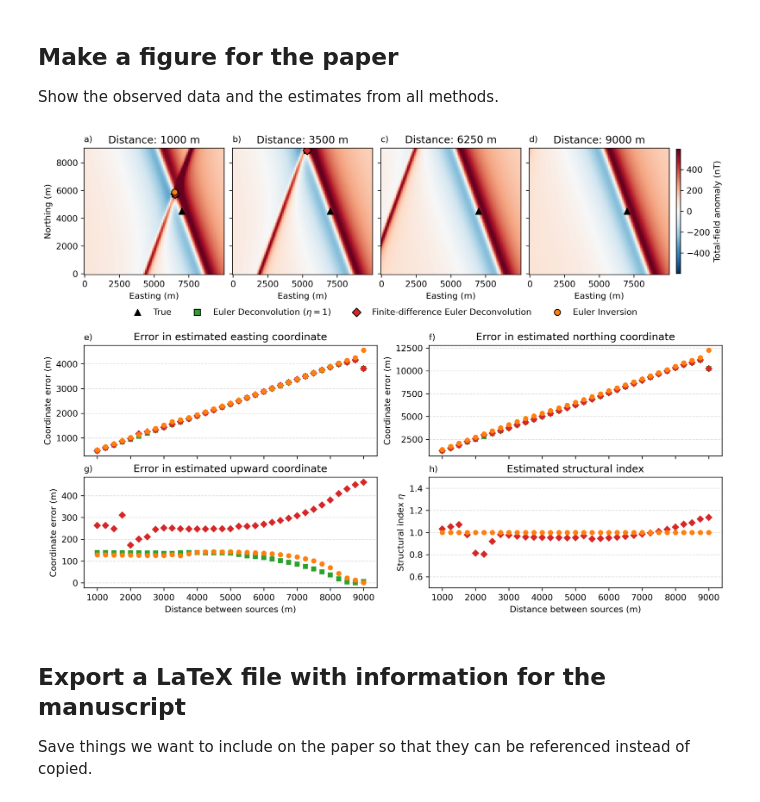
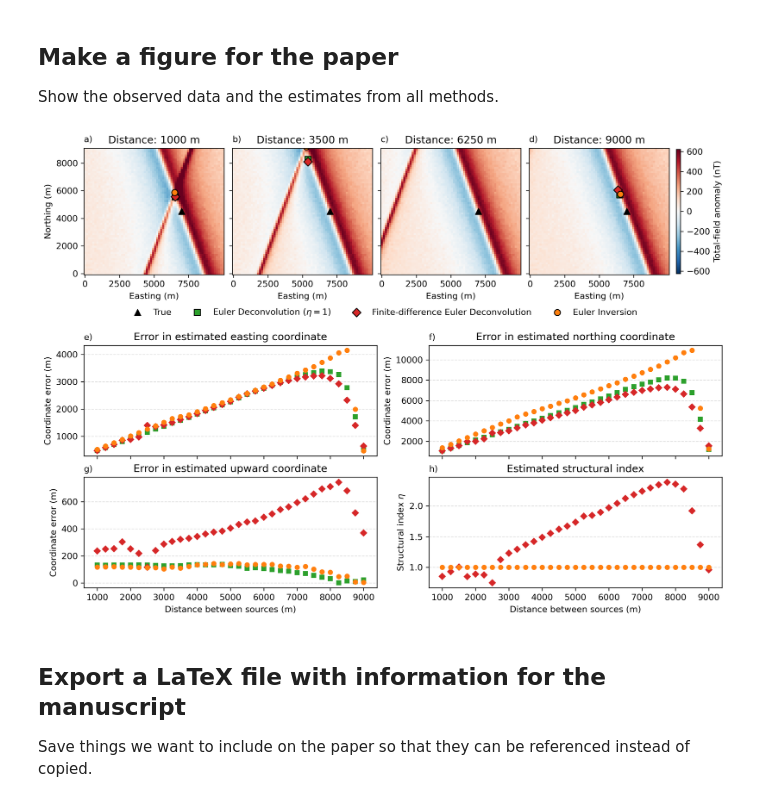
Before and after one commit to compgeolab/euler-inversion, a Jupyter notebook: code/synthetic-interfering-sources-dykes.ipynb, the cells around one changed output. Saved outputs shown, nothing was run; the diff lists cells and outputs as text; code cells hidden in the pictures.

```diff
--- a/code/synthetic-interfering-sources-dykes.ipynb
+++ b/code/synthetic-interfering-sources-dykes.ipynb
@@ -21,7 +21,7 @@ Make a model from a thin dyke and add a base level. We won't use noise in this e
 # %%
 region = [0, 10e3, 0, 9e3]
 height = 400
-spacing = 100
+spacing = 150
 coordinates = vd.grid_coordinates(region, spacing=spacing, extra_coords=height)
 intensity, inclination, declination = 20, -30, 20
 main_field = hm.magnetic_angles_to_vec(1, inclination, declination)
@@ -48,6 +48,8 @@ magnetic_anomaly = sum(b * f for b, f in zip(magnetic_field, main_field))
 base_level = 100  # nT
 magnetic_anomaly += base_level
 
+magnetic_anomaly += np.random.default_rng(42).normal(0, 10, magnetic_anomaly.shape)
+
 print(f"Number of data: {magnetic_anomaly.size}")
 
 fig, ax = plt.subplots(1, 1, figsize=(6, 3.5), layout="constrained")
@@ -270,35 +272,35 @@ for i, (ax, coord_name) in enumerate(zip(axes[:3], ["easting", "northing", "upwa
         markersize=marker_size,
     )
 
 ax = axes[3]
 ax.set_title("Estimated structural index")
 ax.set_ylabel("Structural index $\\eta$")
 ax.plot(
     source_distance,
     [e.structural_index_ for e in deconvfd],
     marker=marker_fd,
     color=color_fd,
     linestyle="",
     markersize=marker_size,
 )
 ax.plot(
     source_distance,
     [e.structural_index for e in inversion],
     marker=marker_ei,
     color=color_ei,
     linestyle="",
     markersize=marker_size,
 )
-ax.set_ylim(0.5, 1.5)
+#ax.set_ylim(0.5, 2)
 
 # Save the figure and display the saved figure because savefig and
 # show can sometimes create slightly different figures
 figfile = Path("..") / "paper" / "figures" / "synthetic-interfering-sources-dykes.png"
 fig.savefig(figfile, dpi=300, bbox_inches="tight")
 plt.close()
 Image(figfile)
 # %% [output]
-[figure, old version]
+[figure, new version]
 # %% [markdown]
 ## Export a LaTeX file with information for the manuscript
 
```
Also changed, not shown: parts of 3 cells of this notebook, 5 other files.
